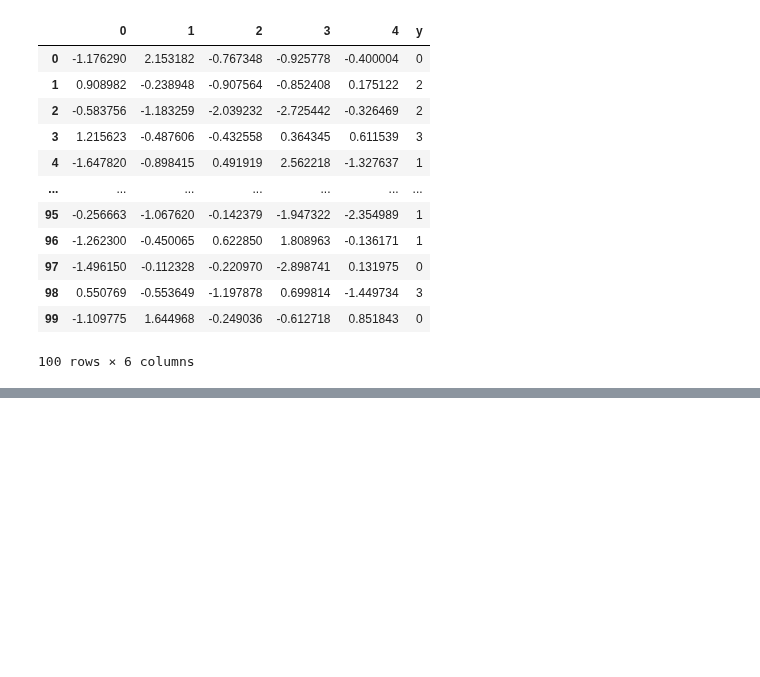
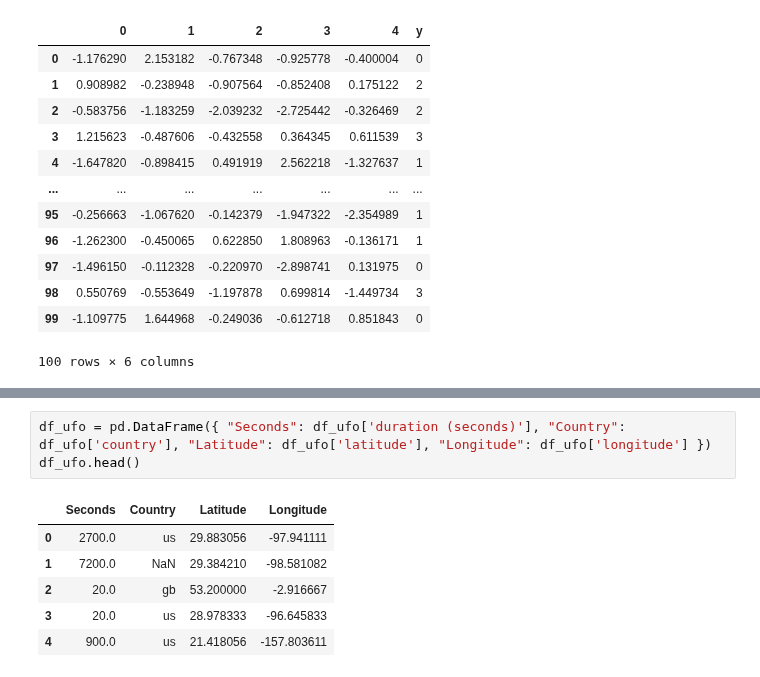
Before and after one commit to wr-porini/Course_ITS-BigData24-26_Anno2, a Jupyter notebook: Python/20251021/esempi.ipynb, the cells around one changed output, grey strips where cells are left out. Saved outputs shown, nothing was run; the diff lists cells and outputs as text; blank space fills up the shorter version.

```diff
--- a/Python/20251021/esempi.ipynb
+++ b/Python/20251021/esempi.ipynb
@@ -414,0 +429,10 @@ df
+# %%
+df_ufo = pd.DataFrame({ "Seconds": df_ufo['duration (seconds)'], "Country": df_ufo['country'], "Latitude": df_ufo['latitude'], "Longitude": df_ufo['longitude'] })
+df_ufo.head()
+# %% [output]
+|  | Seconds | Country | Latitude | Longitude |
+| 0 | 2700.0 | us | 29.883056 | -97.941111 |
+| 1 | 7200.0 | NaN | 29.384210 | -98.581082 |
+| 2 | 20.0 | gb | 53.200000 | -2.916667 |
+| 3 | 20.0 | us | 28.978333 | -96.645833 |
+| 4 | 900.0 | us | 21.418056 | -157.803611 |
```
Also changed, not shown: parts of 11 cells of this notebook, 3 other files.
